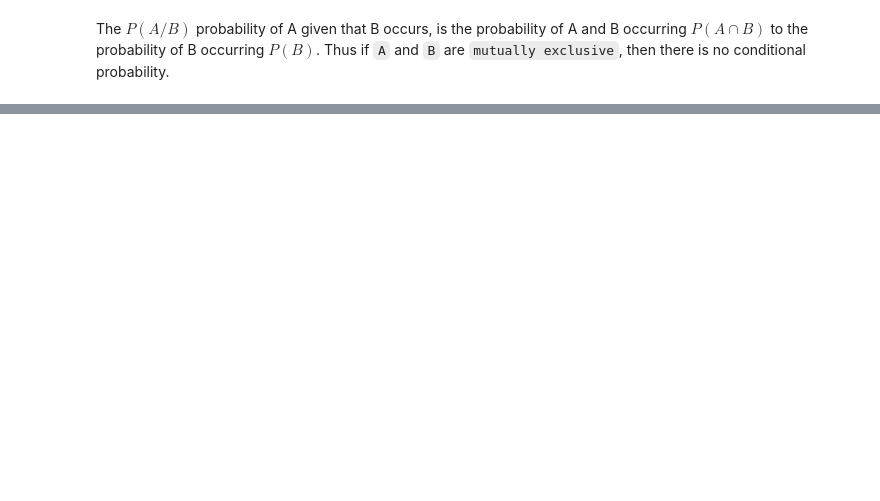
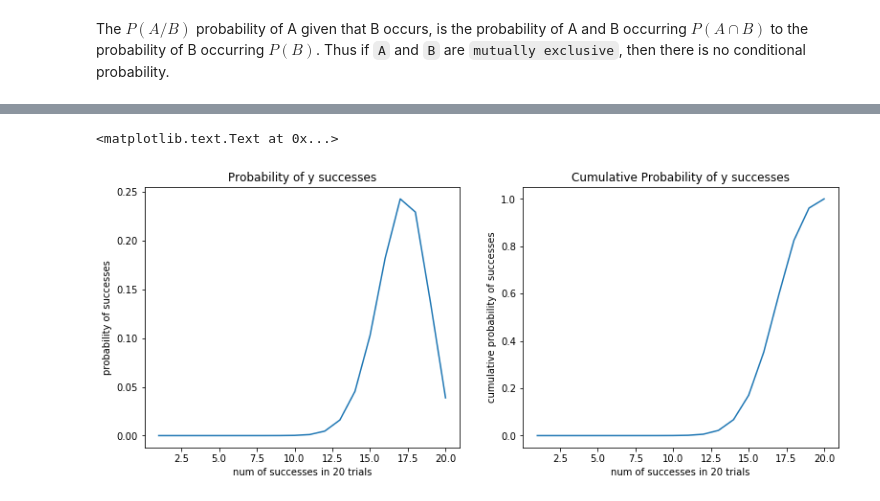
Before and after one commit to AtmaMani/pyChakras, a Jupyter notebook: stats_101/03_probability_distributions_1.ipynb, the cells around one changed output, grey strips where cells are left out. Cells and saved outputs as stored; diff of their text form; code cells hidden in the pictures; blank space fills up the shorter version.

Commit message:
prob dist - binomial

```diff
--- a/stats_101/03_probability_distributions_1.ipynb
+++ b/stats_101/03_probability_distributions_1.ipynb
@@ -47,0 +103,8 @@ The $P(A/B)$ probability of A given that B occurs, is the probability of A and B
+# %%
+import math
+
+def bin_prob(n,y,pi):
+    a = math.factorial(n)/(math.factorial(y)*math.factorial(n-y))
+    b = math.pow(pi, y) * math.pow((1-pi), (n-y))
+    p_y = a*b
+    return p_y
@@ -47,0 +115,14 @@ The $P(A/B)$ probability of A given that B occurs, is the probability of A and B
+# %%
+x =[]
+y =[]
+cum_prob = []
+for i in range(1,21):
+    x.append(i)
+    p_y = bin_prob(20,i,0.85)
+    print(str(i) + "  " + str(p_y))
+    y.append(p_y)
+
+    if i==1:
+        cum_prob.append(p_y)
+    else:
+        cum_prob.append(cum_prob[i-2] + p_y)
@@ -47,0 +150,17 @@ The $P(A/B)$ probability of A given that B occurs, is the probability of A and B
+# %%
+import matplotlib.pyplot as plt
+%matplotlib inline
+
+fig,ax = plt.subplots(1,2, figsize=(13,5))
+ax[0].plot(x,y)
+ax[0].set_title('Probability of y successes')
+ax[0].set_xlabel('num of successes in 20 trials')
+ax[0].set_ylabel('probability of successes')
+
+ax[1].plot(x,cum_prob)
+ax[1].set_title('Cumulative Probability of y successes')
+ax[1].set_xlabel('num of successes in 20 trials')
+ax[1].set_ylabel('cumulative probability of successes')
+# %% [output]
+<matplotlib.text.Text at 0x...>
+[figure, added]
```
Also changed, not shown: parts of 9 cells of this notebook.
